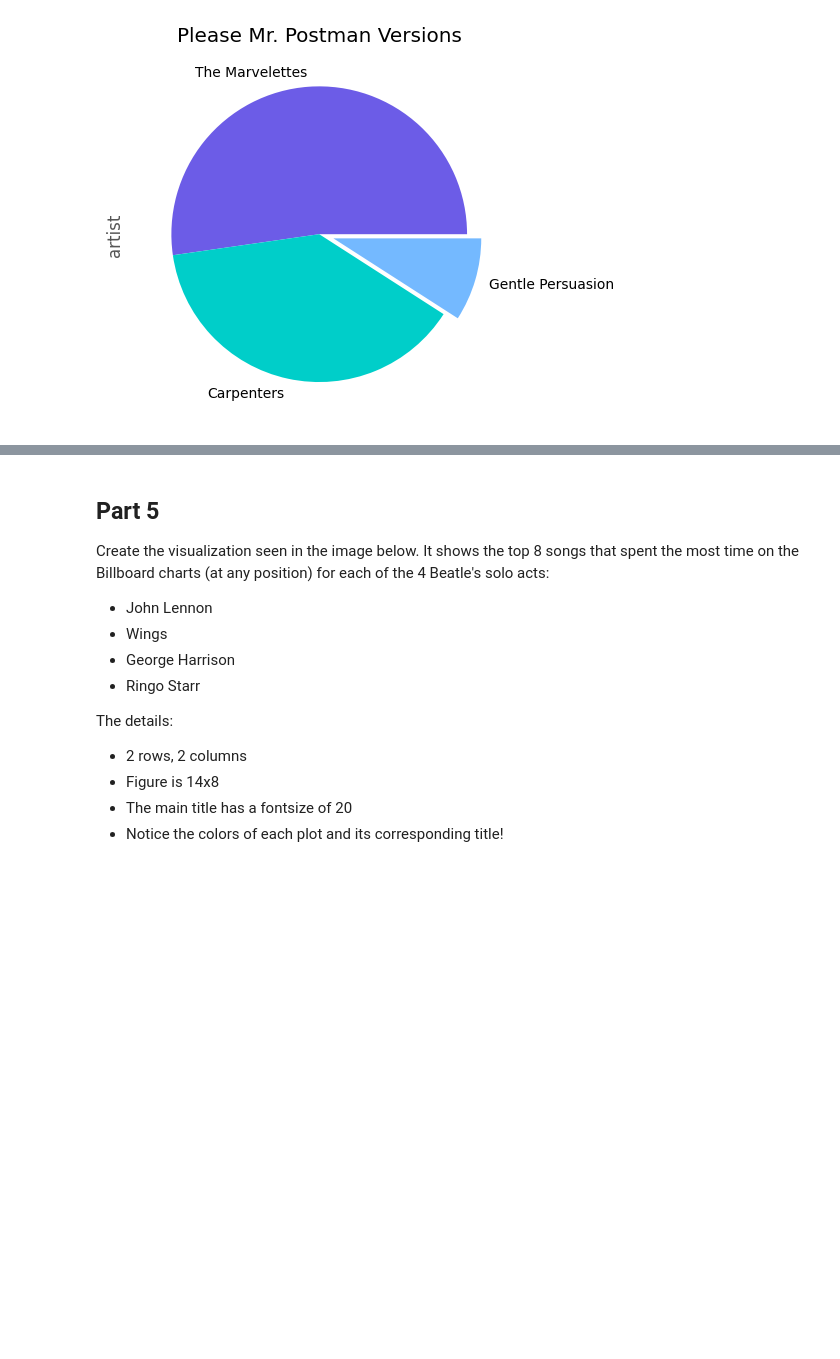
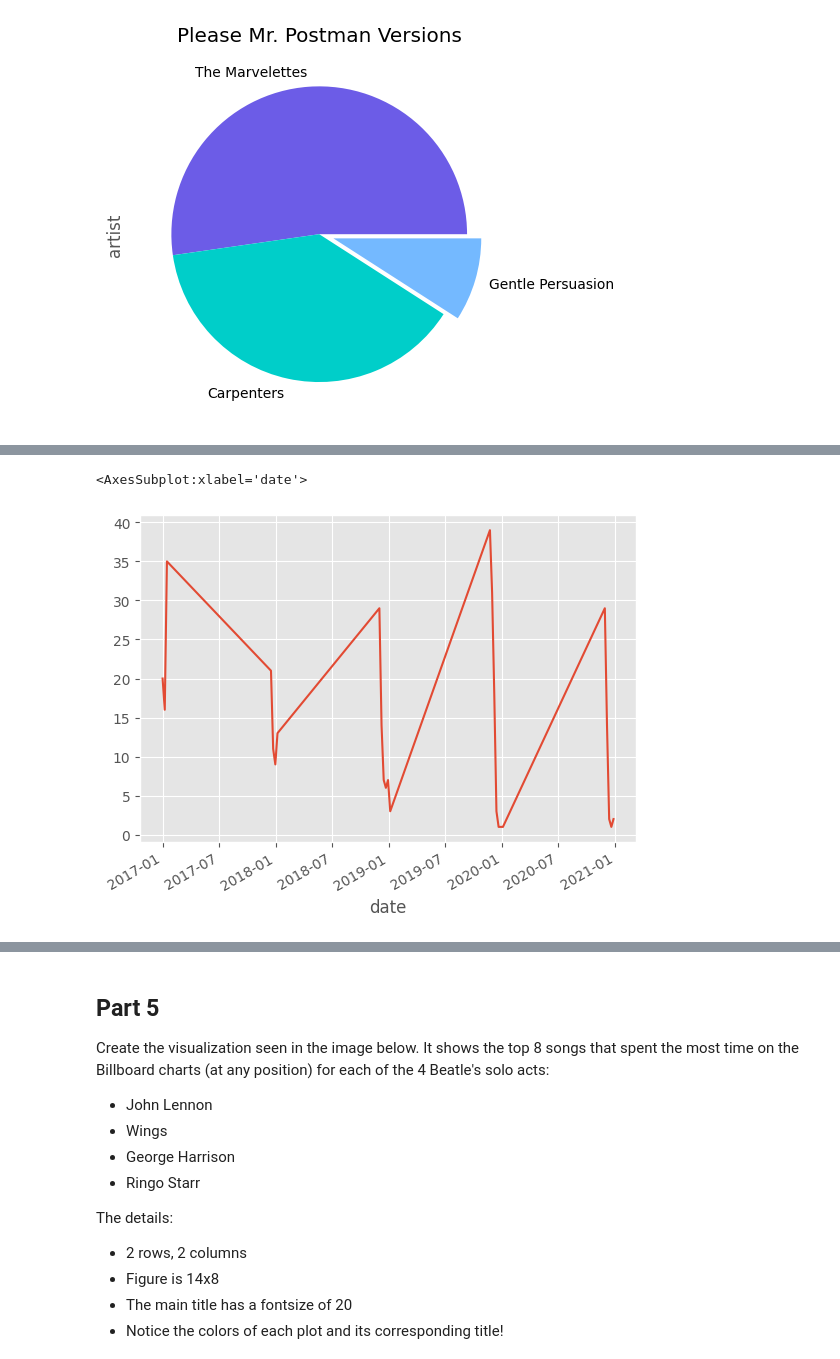
Before and after one commit to magdalenapek/Exercises, a Jupyter notebook: solutions_udemy_course/EXERCISE_12_Pandas_Plotting.ipynb, the cells around one changed output, grey strips where cells are left out. Cells and saved outputs as stored; diff of their text form; code cells hidden in the pictures; blank space fills up the shorter version.

```diff
--- a/solutions_udemy_course/EXERCISE_12_Pandas_Plotting.ipynb
+++ b/solutions_udemy_course/EXERCISE_12_Pandas_Plotting.ipynb
@@ -89,3 +114,11 @@ Notice the customized x-axis tick marks, the legend, the title, and the axis lab
 To invert the y-axis, use `plt.gca().invert_yaxis()`
 
 ![xmas_songs.png](attachment:xmas_songs.png)
+# %%
+mariah = billboard[(billboard["song"] == "All I Want For Christmas Is You") &
+                   (billboard["artist"] == "Mariah Carey") &
+                   (billboard["date"].between('2016-12-25','2021-01-01'))].set_index("date")
+mariah["rank"].plot()
+# %% [output]
+<AxesSubplot:xlabel='date'>
+[figure, added]
```
Also changed, not shown: parts of 11 cells of this notebook.
